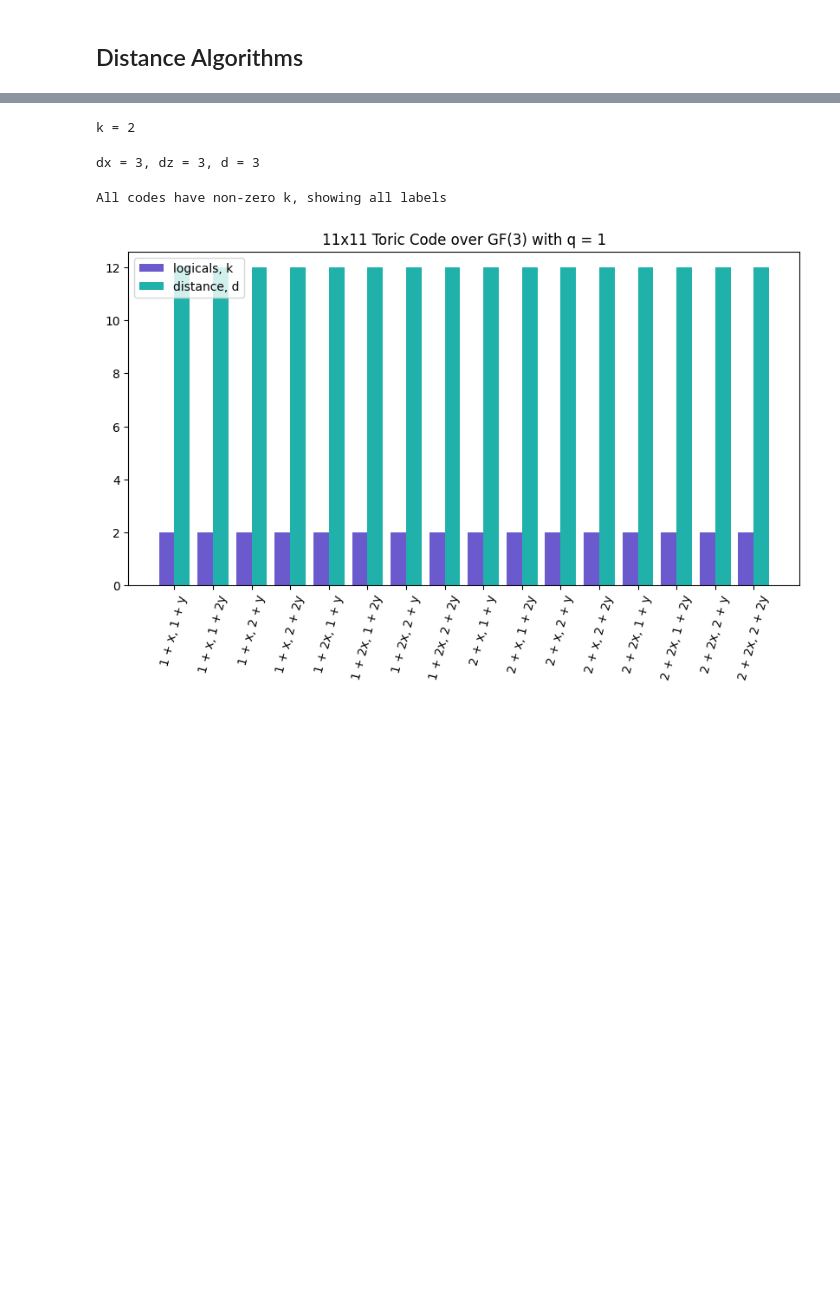
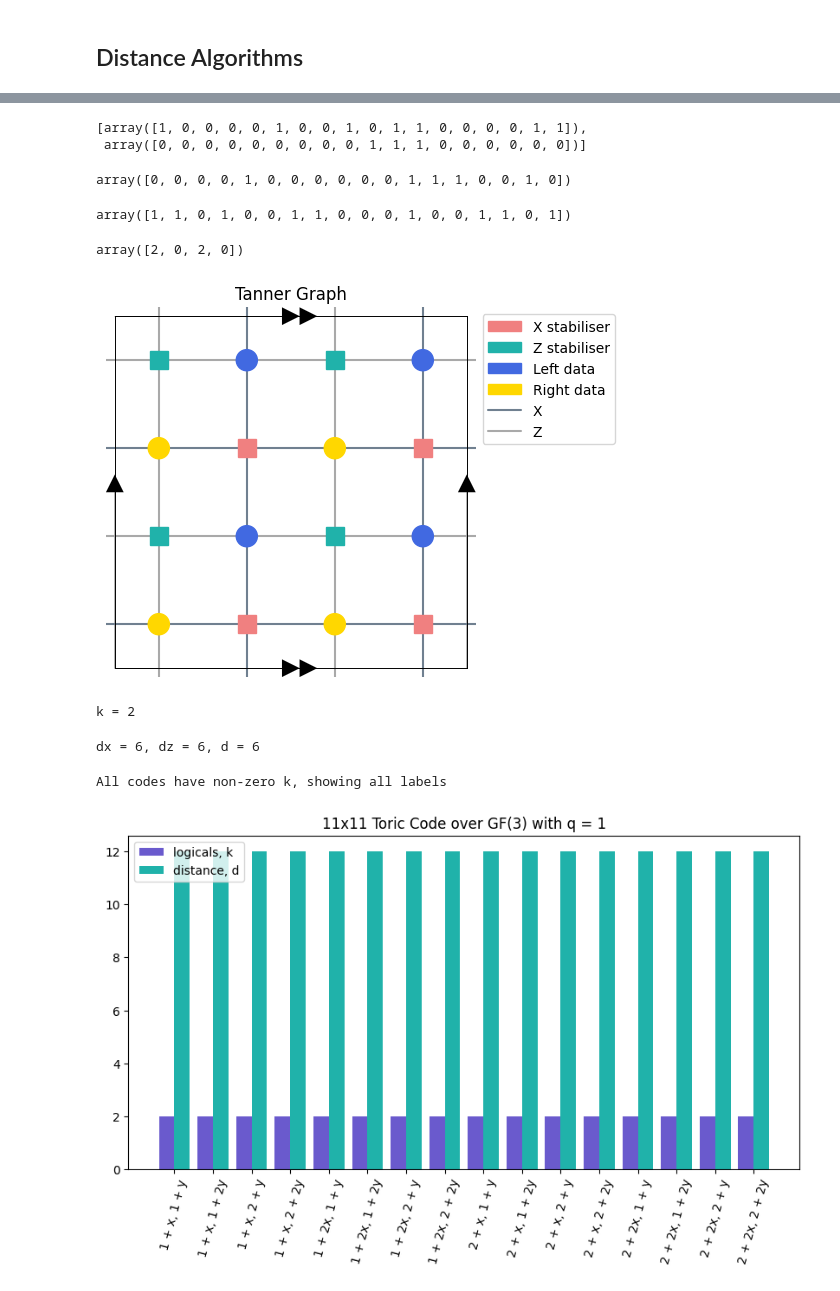
Before and after one commit to e-kneip/bbqudit, a Jupyter notebook: bbq/notebooks/distance_search.ipynb, the cells around one changed output, grey strips where cells are left out. Drawn from its saved outputs; the diff is of its cells as text; code cells hidden in the pictures; blank space fills up the shorter version.

```diff
--- a/bbq/notebooks/distance_search.ipynb
+++ b/bbq/notebooks/distance_search.ipynb
@@ -9,9 +9,9 @@ import matplotlib.pyplot as plt
 import numpy as np
 import galois
 # %%
-field = Field(7)
+field = Field(2)
 x, y = Monomial(field, 'x'), Monomial(field, 'y')
-a = -4 + x
-b = -4 + y
+a = 1 - x
+b = 1 - y
 
 bb = BivariateBicycle(a, b, 3, 3, 1)
@@ -18,3 +58,27 @@ bb = BivariateBicycle(a, b, 3, 3, 1)
+# %%
+bb.z_logicals
+# %% [output]
+[array([1, 0, 0, 0, 0, 1, 0, 0, 1, 0, 1, 1, 0, 0, 0, 0, 1, 1]),
+ array([0, 0, 0, 0, 0, 0, 0, 0, 0, 1, 1, 1, 0, 0, 0, 0, 0, 0])]
+# %%
+j = bb.z_logicals[0]
+j
+# %% [output]
+array([0, 0, 0, 0, 1, 0, 0, 0, 0, 0, 0, 1, 1, 1, 0, 0, 1, 0])
+# %%
+j += bb.hz[-4]
+j %= 2
+j
+# %% [output]
+array([1, 1, 0, 1, 0, 0, 1, 1, 0, 0, 0, 1, 0, 0, 1, 1, 0, 1])
+# %%
+bb.hz @ bb.x_logicals[1].T
+# %% [output]
+array([2, 0, 2, 0])
+# %%
+bb.draw()
+# %% [output]
+[figure, added]
 # %%
 # OMGGG
 k = len(bb.x_logicals)
@@ -28,7 +92,7 @@ d = min(dx, dz)
 
 print(f'dx = {dx}, dz = {dz}, d = {d}')
 # %% [output]
-dx = 3, dz = 3, d = 3
+dx = 6, dz = 6, d = 6
 # %%
 def make_str(a_polys, b_polys):
     poly_str = []
```
Also changed, not shown: parts of 5 cells of this notebook, 5 other files.
